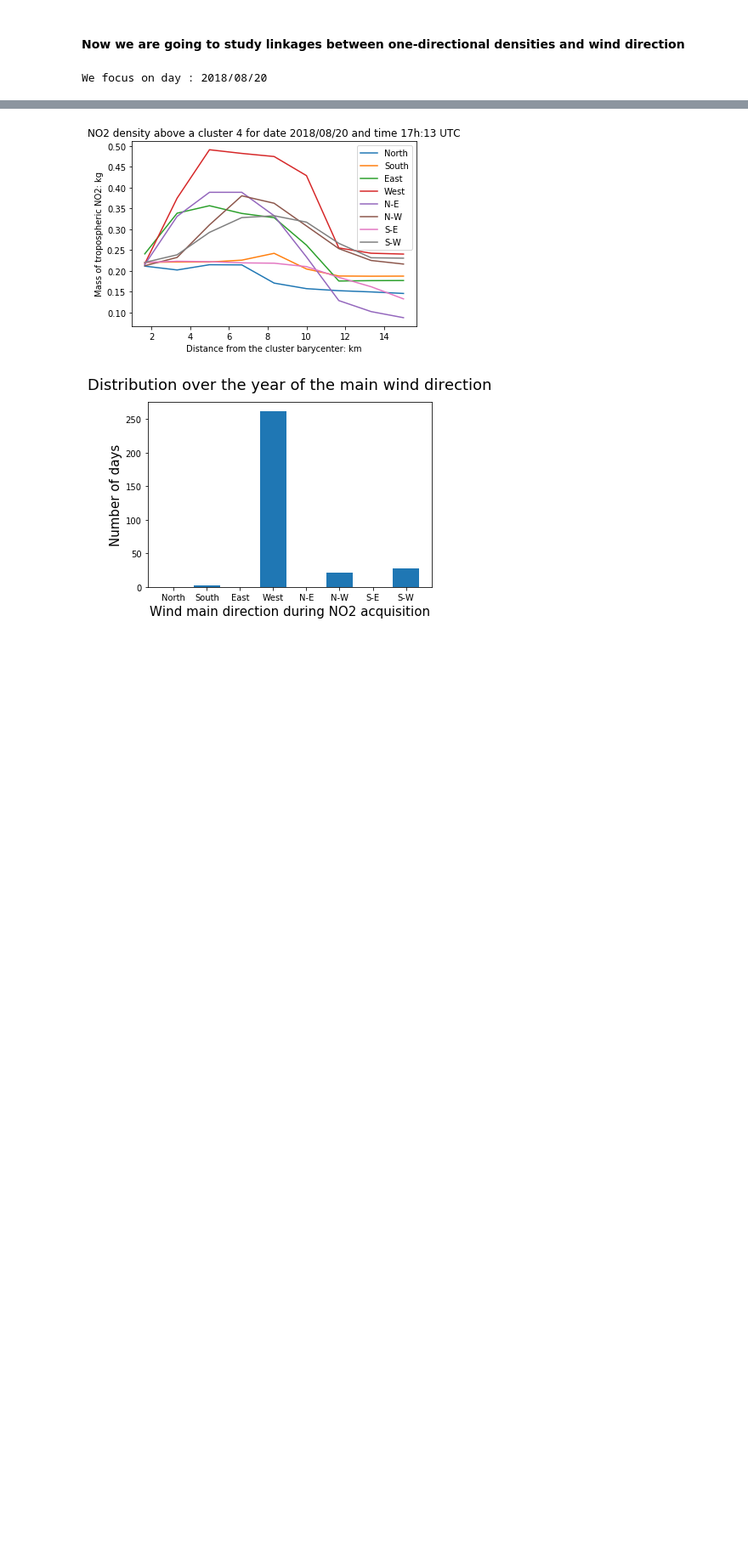
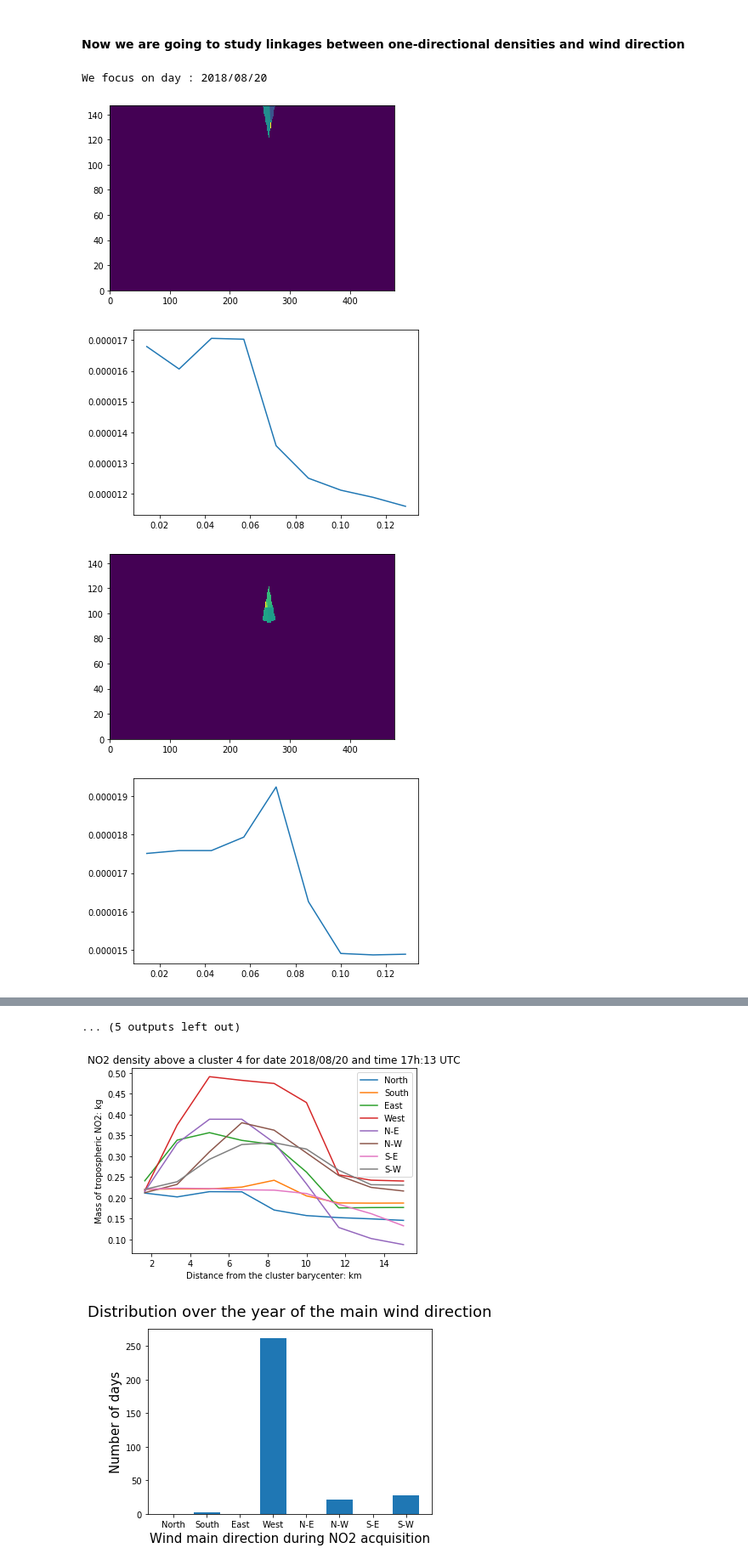
Before and after one commit to LouisBouvier/Kaggle_DS4G_public, a Jupyter notebook: no2-panache-fitting.ipynb, the cells around one changed output, grey strips where cells are left out. Shown at 85% size. Drawn from its saved outputs; the diff is of its cells as text; code cells hidden in the pictures; blank space fills up the shorter version.

Commit message:
explain extraction choices and start defining the new model

```diff
--- a/no2-panache-fitting.ipynb
+++ b/no2-panache-fitting.ipynb
@@ -1242,17 +1252,22 @@ def get_opposite_direction(ind_dir):
 # %%
 day_index = 39#example of day index in the list of dates
 cluster_index = 4#cluster index
 rad = 15#perimeter : radius of the disk we consider
 
 print("We focus on day : {}".format(Time_steps[day_index]))
 
 NO2_test = get_surrounding(Barycenters[cluster_index],
                            rad,
                            tropospheric_NO2_per_time[day_index],
                            Coords_per_time[day_index])
 densities_NO2_1D = get_8_directions(Barycenters[cluster_index],
                                     rad,
                                     tropospheric_NO2_per_time[day_index],
-                                    Coords_per_time[day_index])
+                                    Coords_per_time[day_index],
+                                    plot_extract = True)
 # %% [output]
 We focus on day : 2018/08/20
+[figure, added]
+[figure, added]
+[figure, added]
+[figure, added]
@@ -1259,3 +1281,4 @@ We focus on day : 2018/08/20
+... (5 outputs left out)
 # %%
 for dir_index in range(len(densities_NO2_1D)):
     density_dir = densities_NO2_1D[dir_index]
```
Also changed, not shown: parts of 24 cells of this notebook.
